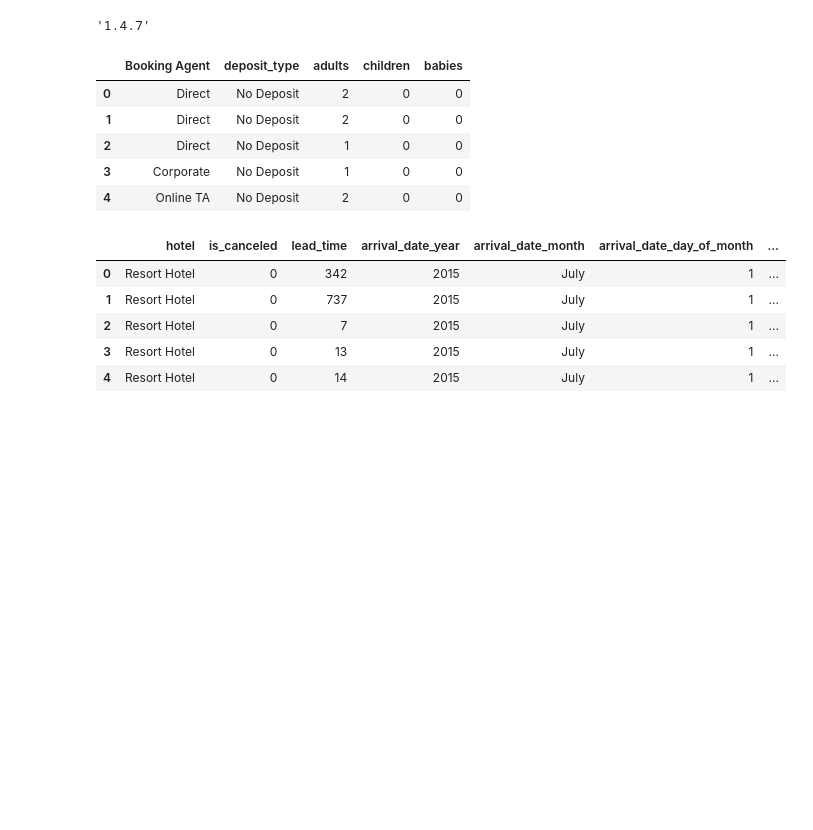
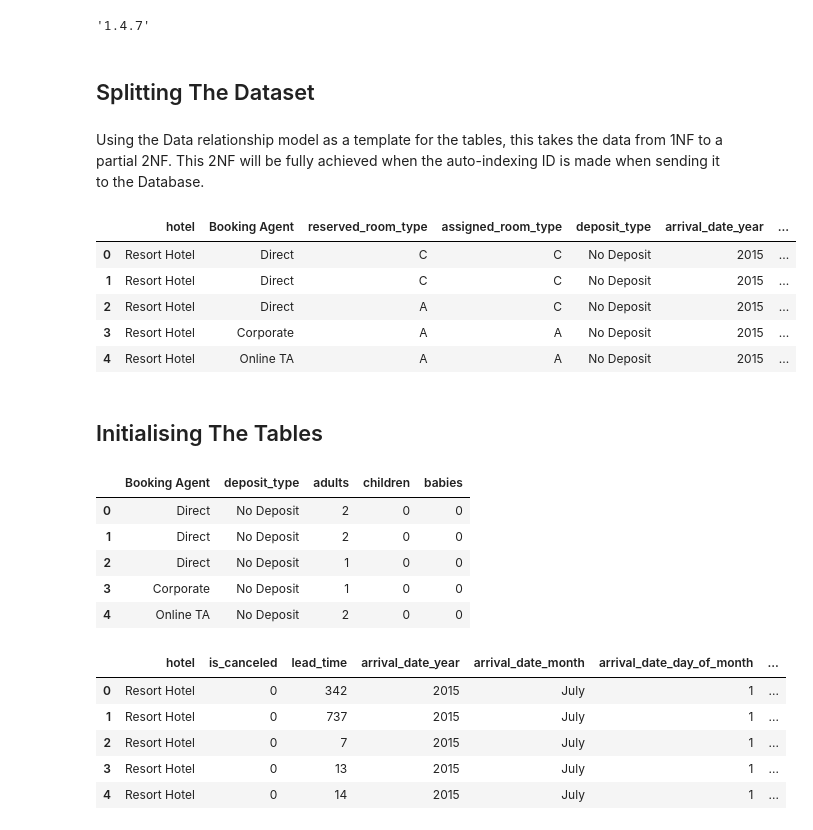
Before and after one commit to sheldyso/Database-implementation-project, a Jupyter notebook: Data Pipeline Integration.ipynb, the cells around one changed output. Saved outputs shown, nothing was run; the diff lists cells and outputs as text; code cells hidden in the pictures; blank space fills up the shorter version.

```diff
--- a/Data Pipeline Integration.ipynb
+++ b/Data Pipeline Integration.ipynb
@@ -51,0 +47,4 @@ booking_records = data.filter(['hotel', 'Booking Agent', 'deposit_type', 'adults
+# %% [markdown]
+## Splitting The Dataset
+# %% [markdown]
+Using the Data relationship model as a template for the tables, this takes the data from 1NF to a partial 2NF. This 2NF will be fully achieved when the auto-indexing ID is made when sending it to the Database.
@@ -51,0 +98,11 @@ booking_records = data.filter(['hotel', 'Booking Agent', 'deposit_type', 'adults
+# %%
+booking_records.head()
+# %% [output]
+|  | hotel | Booking Agent | reserved_room_type | assigned_room_type | deposit_type | arrival_date_year | ... |
+| 0 | Resort Hotel | Direct | C | C | No Deposit | 2015 | ... |
+| 1 | Resort Hotel | Direct | C | C | No Deposit | 2015 | ... |
+| 2 | Resort Hotel | Direct | A | C | No Deposit | 2015 | ... |
+| 3 | Resort Hotel | Corporate | A | A | No Deposit | 2015 | ... |
+| 4 | Resort Hotel | Online TA | A | A | No Deposit | 2015 | ... |
+# %% [markdown]
+## Initialising The Tables
```
Also changed, not shown: parts of 14 cells of this notebook, 2 other files.
